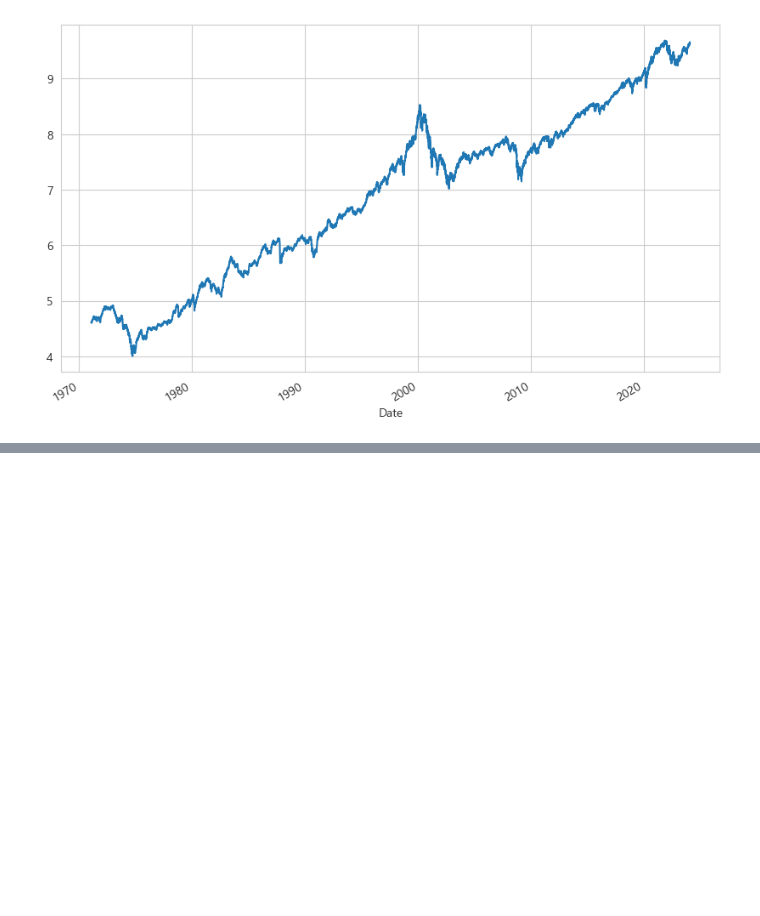
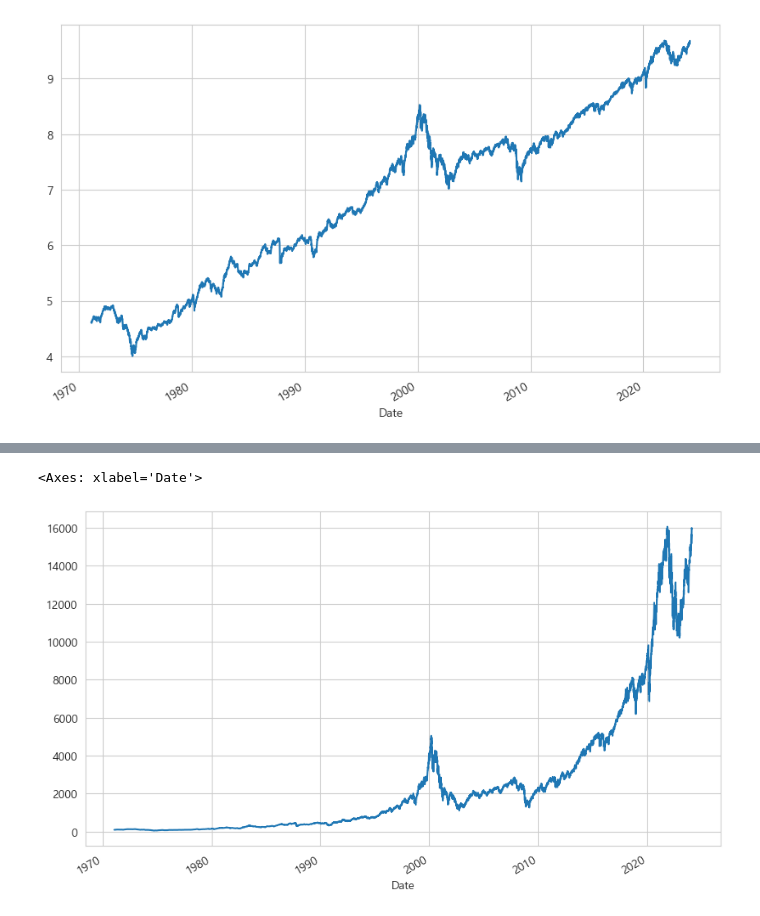
Before and after one commit to sdjhs0327/ws_fn, a Jupyter notebook: analytics/01_01_shock_case_study.ipynb, the cells around one changed output, grey strips where cells are left out. Saved outputs shown, nothing was run; the diff lists cells and outputs as text; code cells hidden in the pictures; blank space fills up the shorter version.

```diff
--- a/analytics/01_01_shock_case_study.ipynb
+++ b/analytics/01_01_shock_case_study.ipynb
@@ -358,0 +398,5 @@ np.log(df['^IXIC'].dropna()).plot()
+# %%
+temp['^IXIC'].plot()
+# %% [output]
+<Axes: xlabel='Date'>
+[figure, added]
```
Also changed, not shown: parts of 12 cells of this notebook, 1 other file.
